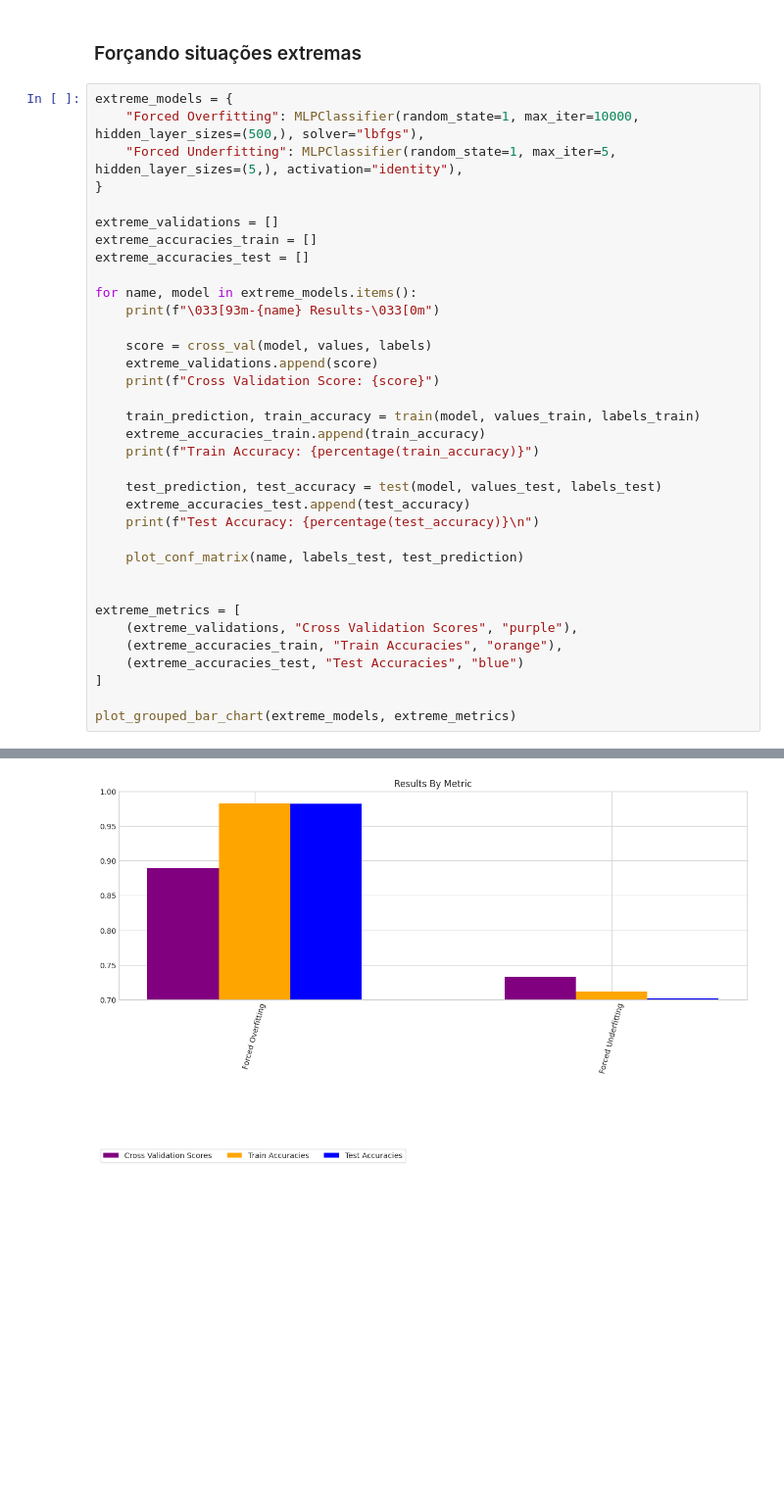
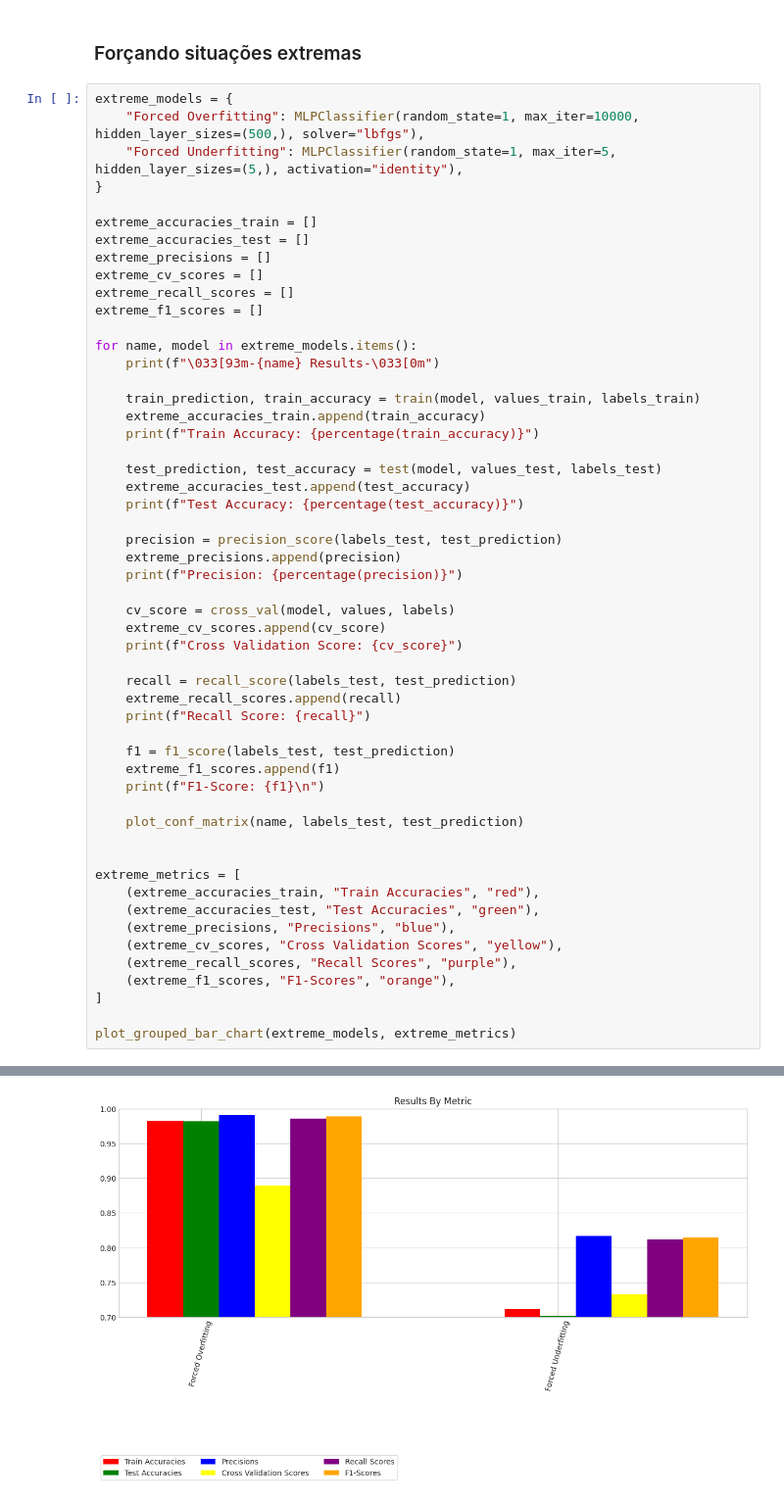
Before and after one commit to FelipeMoraes03/aprendizado_supervisionado, a Jupyter notebook: MLP.ipynb, the cells around one changed output, grey strips where cells are left out. Shown: that part at 98% size. Saved outputs shown, nothing was run; the diff lists cells and outputs as text; blank space fills up the shorter version.

```diff
--- a/MLP.ipynb
+++ b/MLP.ipynb
@@ -199,16 +217,15 @@ extreme_models = {
     "Forced Underfitting": MLPClassifier(random_state=1, max_iter=5, hidden_layer_sizes=(5,), activation="identity"),
 }
 
-extreme_validations = []
 extreme_accuracies_train = []
 extreme_accuracies_test = []
+extreme_precisions = []
+extreme_cv_scores = []
+extreme_recall_scores = []
+extreme_f1_scores = []
 
 for name, model in extreme_models.items():
     print(f"\033[93m-{name} Results-\033[0m")
-
-    score = cross_val(model, values, labels)
-    extreme_validations.append(score)
-    print(f"Cross Validation Score: {score}")
 
     train_prediction, train_accuracy = train(model, values_train, labels_train)
     extreme_accuracies_train.append(train_accuracy)
@@ -216,15 +233,34 @@ for name, model in extreme_models.items():
 
     test_prediction, test_accuracy = test(model, values_test, labels_test)
     extreme_accuracies_test.append(test_accuracy)
-    print(f"Test Accuracy: {percentage(test_accuracy)}\n")
+    print(f"Test Accuracy: {percentage(test_accuracy)}")
+
+    precision = precision_score(labels_test, test_prediction)
+    extreme_precisions.append(precision)
+    print(f"Precision: {percentage(precision)}")
+
+    cv_score = cross_val(model, values, labels)
+    extreme_cv_scores.append(cv_score)
+    print(f"Cross Validation Score: {cv_score}")
+
+    recall = recall_score(labels_test, test_prediction)
+    extreme_recall_scores.append(recall)
+    print(f"Recall Score: {recall}")
+
+    f1 = f1_score(labels_test, test_prediction)
+    extreme_f1_scores.append(f1)
+    print(f"F1-Score: {f1}\n")
 
     plot_conf_matrix(name, labels_test, test_prediction)
 
 
 extreme_metrics = [
-    (extreme_validations, "Cross Validation Scores", "purple"),
-    (extreme_accuracies_train, "Train Accuracies", "orange"),
-    (extreme_accuracies_test, "Test Accuracies", "blue")
+    (extreme_accuracies_train, "Train Accuracies", "red"),
+    (extreme_accuracies_test, "Test Accuracies", "green"),
+    (extreme_precisions, "Precisions", "blue"),
+    (extreme_cv_scores, "Cross Validation Scores", "yellow"),
+    (extreme_recall_scores, "Recall Scores", "purple"),
+    (extreme_f1_scores, "F1-Scores", "orange"),
 ]
 
 plot_grouped_bar_chart(extreme_models, extreme_metrics)
@@ -241,3 +283,3 @@ Test Accuracy: 70.14%
 [figure]
 [figure]
-[figure, old version]
+[figure, new version]
```
Also changed, not shown: parts of 5 cells of this notebook.
